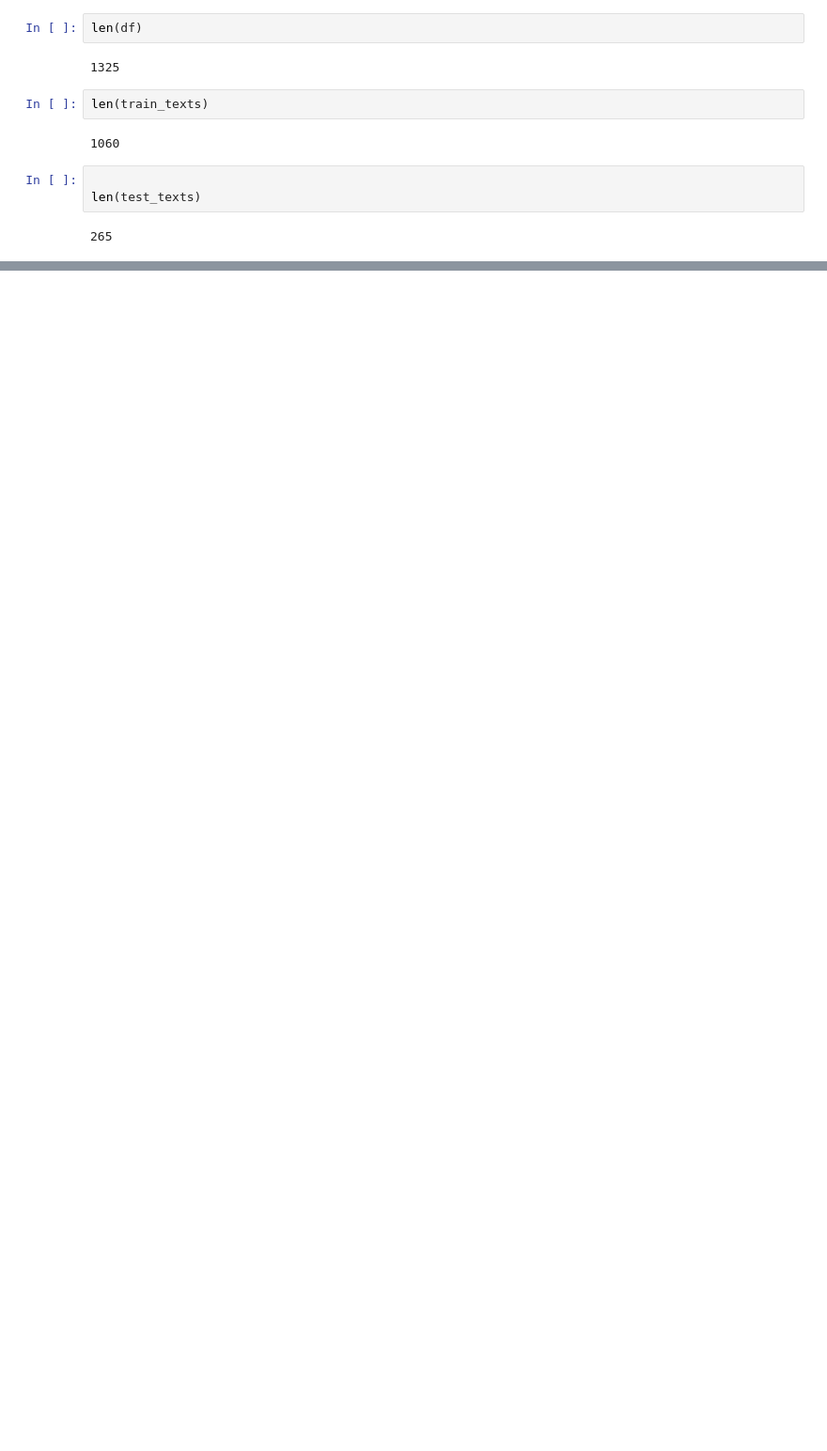
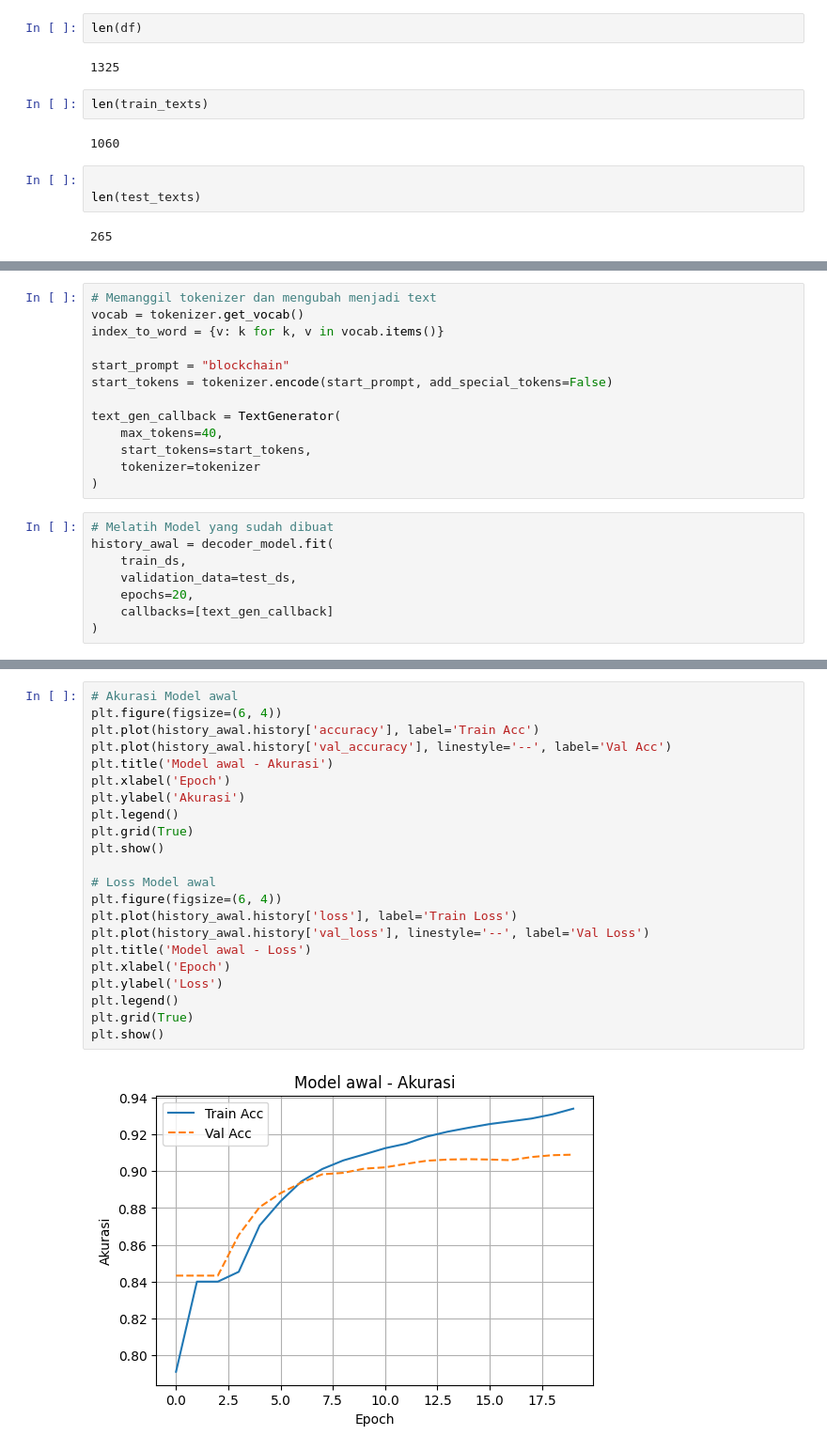
Before and after one commit to Faishal25/tugas_besar_deep_learning, a Jupyter notebook: 23524047_Muhammad_Faishal_Azhar_Suherman_Deep_learning_Tubes.ipynb, the cells around one changed output, grey strips where cells are left out. Shown at 94% size. Drawn from its saved outputs; the diff is of its cells as text; blank space fills up the shorter version.

```diff
--- a/23524047_Muhammad_Faishal_Azhar_Suherman_Deep_learning_Tubes.ipynb
+++ b/23524047_Muhammad_Faishal_Azhar_Suherman_Deep_learning_Tubes.ipynb
@@ -314,0 +340,21 @@ def generateHeadling(start_prompt):
+# %%
+# Memanggil tokenizer dan mengubah menjadi text
+vocab = tokenizer.get_vocab()
+index_to_word = {v: k for k, v in vocab.items()}
+
+start_prompt = "blockchain"
+start_tokens = tokenizer.encode(start_prompt, add_special_tokens=False)
+
+text_gen_callback = TextGenerator(
+    max_tokens=40,
+    start_tokens=start_tokens,
+    tokenizer=tokenizer
+)
+# %%
+# Melatih Model yang sudah dibuat
+history_awal = decoder_model.fit(
+    train_ds,
+    validation_data=test_ds,
+    epochs=20,
+    callbacks=[text_gen_callback]
+)
@@ -314,0 +472,24 @@ def generateHeadling(start_prompt):
+# %%
+# Akurasi Model awal
+plt.figure(figsize=(6, 4))
+plt.plot(history_awal.history['accuracy'], label='Train Acc')
+plt.plot(history_awal.history['val_accuracy'], linestyle='--', label='Val Acc')
+plt.title('Model awal - Akurasi')
+plt.xlabel('Epoch')
+plt.ylabel('Akurasi')
+plt.legend()
+plt.grid(True)
+plt.show()
+
+# Loss Model awal
+plt.figure(figsize=(6, 4))
+plt.plot(history_awal.history['loss'], label='Train Loss')
+plt.plot(history_awal.history['val_loss'], linestyle='--', label='Val Loss')
+plt.title('Model awal - Loss')
+plt.xlabel('Epoch')
+plt.ylabel('Loss')
+plt.legend()
+plt.grid(True)
+plt.show()
+# %% [output]
+[figure, added]
```
Also changed, not shown: parts of 144 cells of this notebook.
